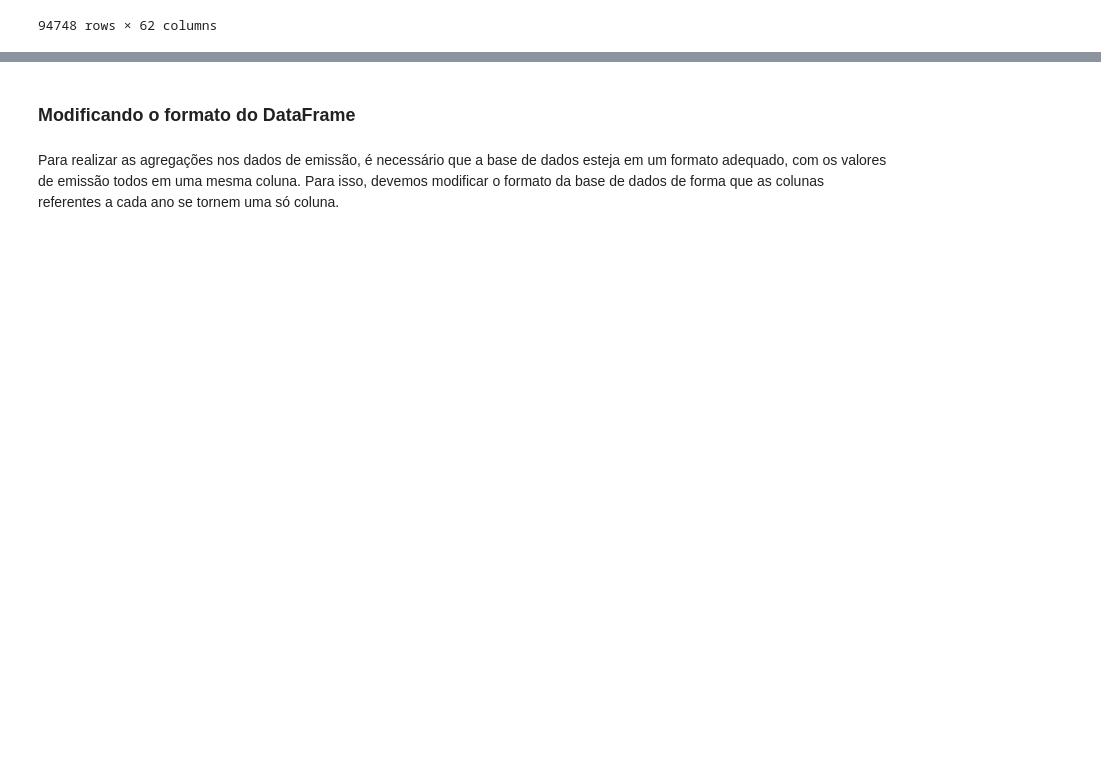
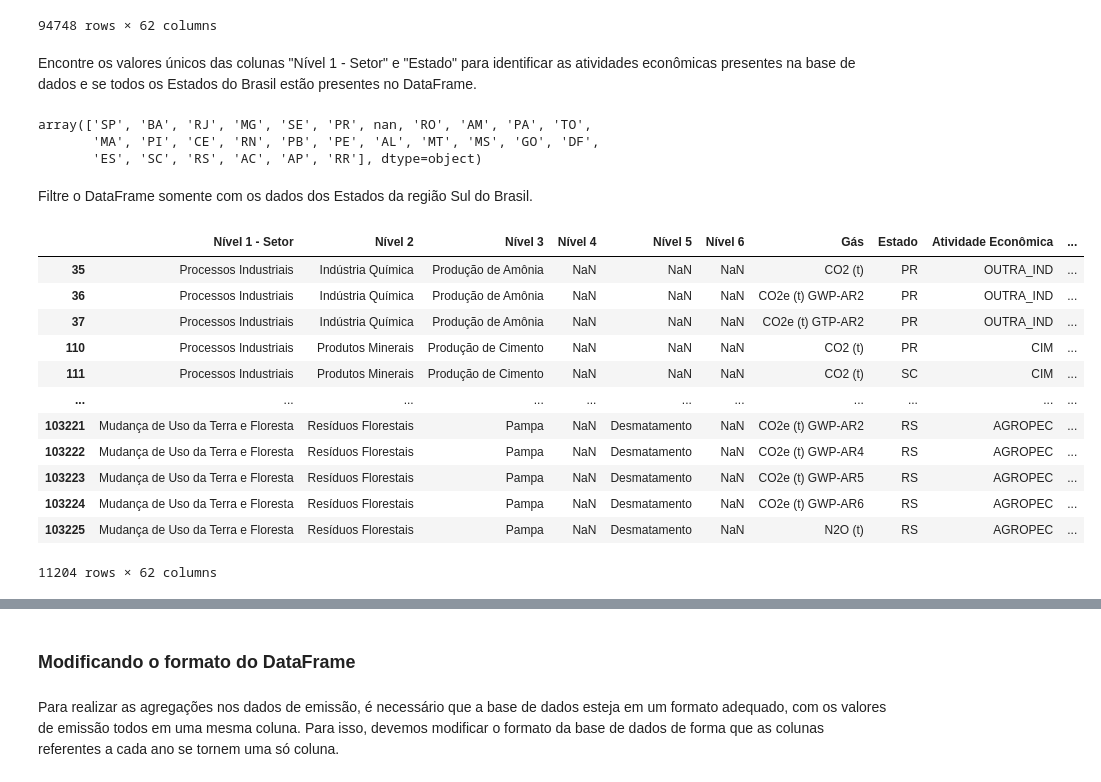
Before and after one commit to felipesayegg/Python-para-Data-Science, a Jupyter notebook: pandas_selecao_e_agrupamento.ipynb, the cells around one changed output, grey strips where cells are left out. Drawn from its saved outputs; the diff is of its cells as text; code cells hidden in the pictures; blank space fills up the shorter version.

```diff
--- a/pandas_selecao_e_agrupamento.ipynb
+++ b/pandas_selecao_e_agrupamento.ipynb
@@ -222,3 +222,36 @@ data_gases
 | 103244 | Mudança de Uso da Terra e Floresta | Resíduos Florestais | Pantanal | NaN | Desmatamento | NaN | N2O (t) | MT | AGROPEC | ... |
 | 103245 | Mudança de Uso da Terra e Floresta | Resíduos Florestais | Pantanal | NaN | Desmatamento | NaN | N2O (t) | MS | AGROPEC | ... |
 94748 rows × 62 columns
+# %% [markdown]
+Encontre os valores únicos das colunas "Nível 1 - Setor" e "Estado" para identificar as atividades econômicas presentes na base de dados e se todos os Estados do Brasil estão presentes no DataFrame.
+# %%
+data_gases['Nível 1 - Setor'].unique()
+#Acessa a coluna 'Nível 1 - Setor' e aplica o método unique().
+#Retorna um array contendo cada valor único presente nessa coluna, o que permite entender quais diferentes setores de nível 1 estão representados nos dados.
+data_gases['Estado'].unique()
+# %% [output]
+array(['SP', 'BA', 'RJ', 'MG', 'SE', 'PR', nan, 'RO', 'AM', 'PA', 'TO',
+       'MA', 'PI', 'CE', 'RN', 'PB', 'PE', 'AL', 'MT', 'MS', 'GO', 'DF',
+       'ES', 'SC', 'RS', 'AC', 'AP', 'RR'], dtype=object)
+# %% [markdown]
+Filtre o DataFrame somente com os dados dos Estados da região Sul do Brasil.
+# %%
+data_gases.loc[data_gases['Estado'].isin(['RS',  'PR',  'SC' ])]
+# O método .loc[] é empregado para acessar um grupo específico de linhas e colunas por meio de rótulos ou condições booleanas.
+# Esta expressão utiliza a função isin() para verificar se os valores na coluna 'Estado' estão presentes na lista ['RS', 'PR', 'SC'].
+# Retorna uma Série booleana com True para cada linha onde o estado é 'RS', 'PR', ou 'SC'.
+# A expressão dentro de loc[] filtra todos os dados da DataFrame data_gases, retornando apenas as linhas onde o valor da coluna 'Estado' corresponde a um dos estados listados: 'RS', 'PR' ou 'SC'.
+# %% [output]
+|  | Nível 1 - Setor | Nível 2 | Nível 3 | Nível 4 | Nível 5 | Nível 6 | Gás | Estado | Atividade Econômica | ... |
+| 35 | Processos Industriais | Indústria Química | Produção de Amônia | NaN | NaN | NaN | CO2 (t) | PR | OUTRA_IND | ... |
+| 36 | Processos Industriais | Indústria Química | Produção de Amônia | NaN | NaN | NaN | CO2e (t) GWP-AR2 | PR | OUTRA_IND | ... |
+| 37 | Processos Industriais | Indústria Química | Produção de Amônia | NaN | NaN | NaN | CO2e (t) GTP-AR2 | PR | OUTRA_IND | ... |
+| 110 | Processos Industriais | Produtos Minerais | Produção de Cimento | NaN | NaN | NaN | CO2 (t) | PR | CIM | ... |
+| 111 | Processos Industriais | Produtos Minerais | Produção de Cimento | NaN | NaN | NaN | CO2 (t) | SC | CIM | ... |
+| ... | ... | ... | ... | ... | ... | ... | ... | ... | ... | ... |
+| 103221 | Mudança de Uso da Terra e Floresta | Resíduos Florestais | Pampa | NaN | Desmatamento | NaN | CO2e (t) GWP-AR2 | RS | AGROPEC | ... |
+| 103222 | Mudança de Uso da Terra e Floresta | Resíduos Florestais | Pampa | NaN | Desmatamento | NaN | CO2e (t) GWP-AR4 | RS | AGROPEC | ... |
+| 103223 | Mudança de Uso da Terra e Floresta | Resíduos Florestais | Pampa | NaN | Desmatamento | NaN | CO2e (t) GWP-AR5 | RS | AGROPEC | ... |
+| 103224 | Mudança de Uso da Terra e Floresta | Resíduos Florestais | Pampa | NaN | Desmatamento | NaN | CO2e (t) GWP-AR6 | RS | AGROPEC | ... |
+| 103225 | Mudança de Uso da Terra e Floresta | Resíduos Florestais | Pampa | NaN | Desmatamento | NaN | N2O (t) | RS | AGROPEC | ... |
+11204 rows × 62 columns
```
Also changed, not shown: parts of 17 cells of this notebook.
